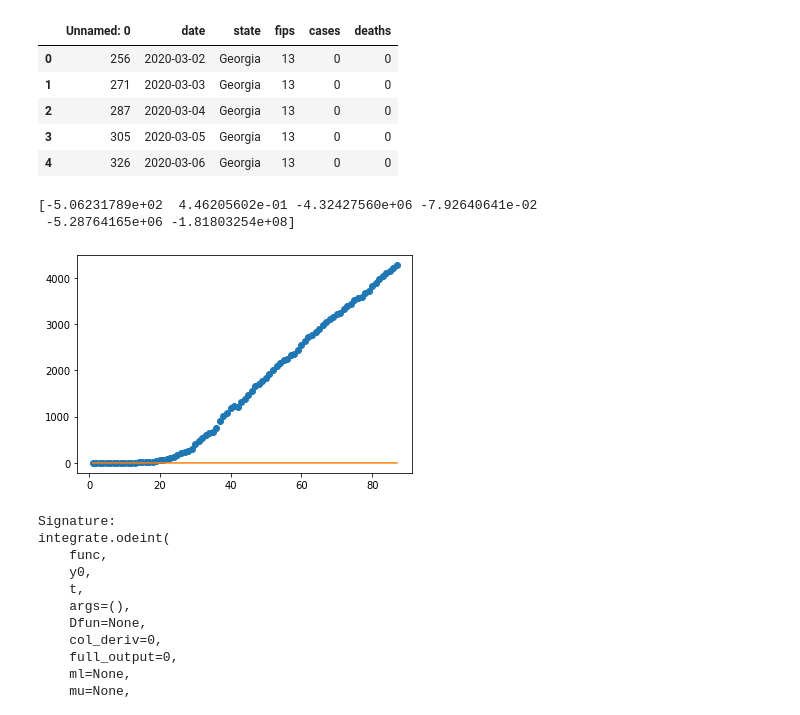
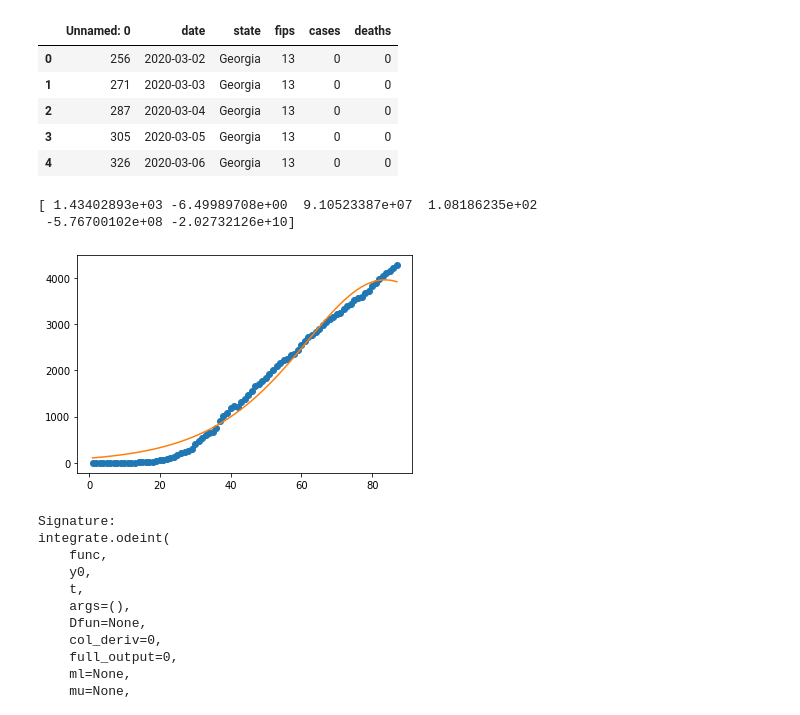
Before and after one commit to ahsantarique/MDL, a Jupyter notebook: SIR-N.ipynb, the cells around one changed output. Drawn from its saved outputs; the diff is of its cells as text; code cells hidden in the pictures.

```diff
--- a/SIR-N.ipynb
+++ b/SIR-N.ipynb
@@ -29,22 +29,22 @@ def sir_model(y, x, beta, gamma, N):
 # %%
 def fit_odeint(x, beta, gamma, S0, I0, R0, N):
     return integrate.odeint(func = sir_model, y0 = (S0, I0, R0), t = x, args=(beta, gamma, N))[:,1]
 
 
 
-popt, pcov = optimize.curve_fit(f = fit_odeint, xdata = xdata, ydata = ydata, p0 = (0.5, 0.5, ydata[-1], 1, 0, 3989167))
+popt, pcov = optimize.curve_fit(f = fit_odeint, xdata = xdata, ydata = ydata, p0 = (0.1, 0.1, ydata[-1], 1, 0, 3989167), maxfev = 14000)
 fitted = fit_odeint(xdata, *popt)
 
 print(popt)
 
 
 plt.plot(xdata, ydata, 'o')
 plt.plot(xdata, fitted)
 plt.show()
 # %% [output]
-[-5.06231789e+02  4.46205602e-01 -4.32427560e+06 -7.92640641e-02
- -5.28764165e+06 -1.81803254e+08]
+[ 1.43402893e+03 -6.49989708e+00  9.10523387e+07  1.08186235e+02
+ -5.76700102e+08 -2.02732126e+10]
-[figure, old version]
+[figure, new version]
 # %%
 integrate.odeint?
 # %% [output]
```
Also changed, not shown: 3 other files.
